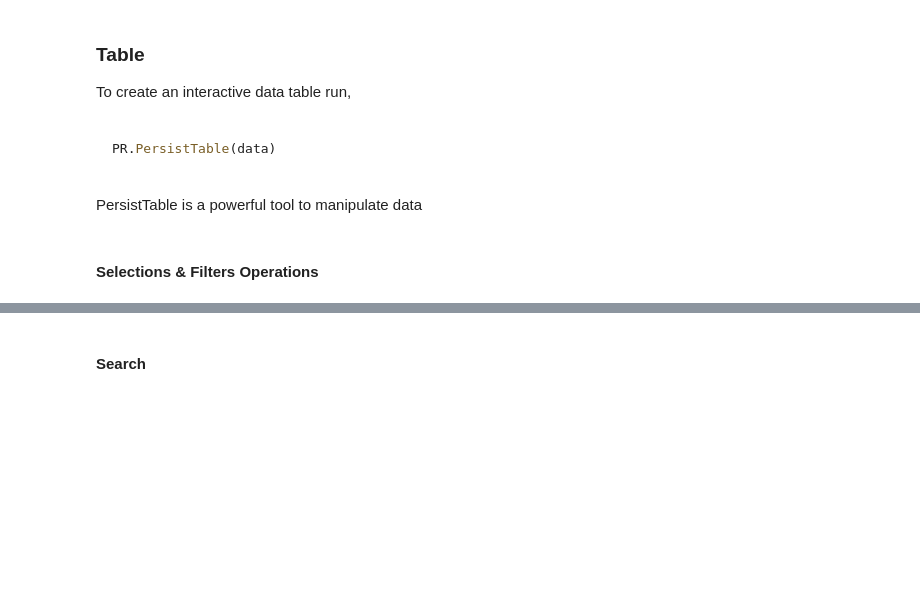
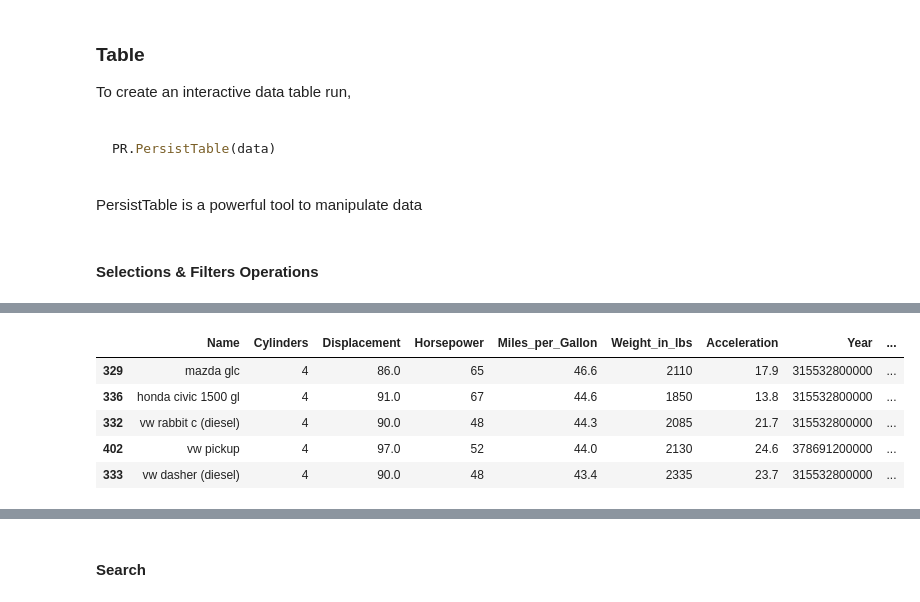
Before and after one commit to visdesignlab/persist_examples, a Jupyter notebook: tutorial.ipynb, the cells around one changed output, grey strips where cells are left out. Drawn from its saved outputs; the diff is of its cells as text; code cells hidden in the pictures; blank space fills up the shorter version.

```diff
--- a/tutorial.ipynb
+++ b/tutorial.ipynb
@@ -101,0 +115,9 @@ PR.PersistTable(df)
+# %%
+test.head()
+# %% [output]
+|  | Name | Cylinders | Displacement | Horsepower | Miles_per_Gallon | Weight_in_lbs | Acceleration | Year | ... |
+| 329 | mazda glc | 4 | 86.0 | 65 | 46.6 | 2110 | 17.9 | 315532800000 | ... |
+| 336 | honda civic 1500 gl | 4 | 91.0 | 67 | 44.6 | 1850 | 13.8 | 315532800000 | ... |
+| 332 | vw rabbit c (diesel) | 4 | 90.0 | 48 | 44.3 | 2085 | 21.7 | 315532800000 | ... |
+| 402 | vw pickup | 4 | 97.0 | 52 | 44.0 | 2130 | 24.6 | 378691200000 | ... |
+| 333 | vw dasher (diesel) | 4 | 90.0 | 48 | 43.4 | 2335 | 23.7 | 315532800000 | ... |
```
Also changed, not shown: parts of 4 cells of this notebook.
